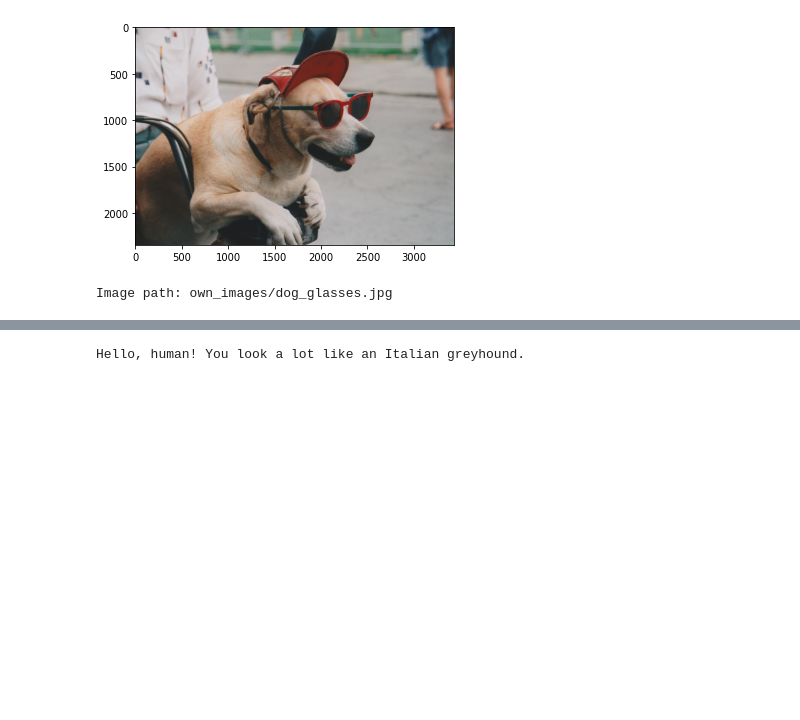
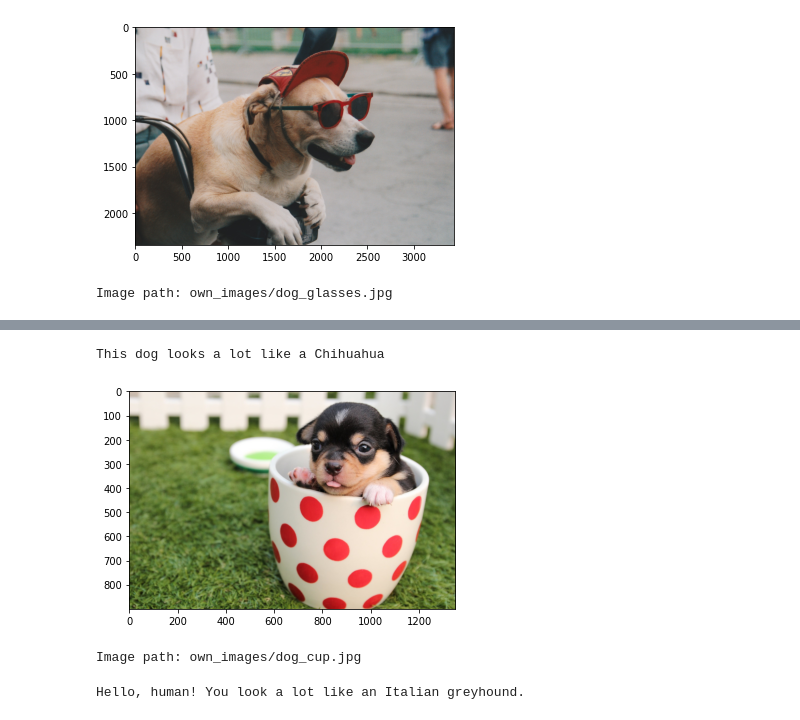
Before and after one commit to noxthot/udacity_deeplearning_dogbreed, a Jupyter notebook: dog_app.ipynb, the cells around one changed output, grey strips where cells are left out. Cells and saved outputs as stored; diff of their text form; code cells hidden in the pictures; blank space fills up the shorter version.

```diff
--- a/dog_app.ipynb
+++ b/dog_app.ipynb
@@ -748,3 +720,9 @@ Image path: own_images/dog_glasses.jpg
+# %%
+run_app("own_images/dog_cup.jpg")
+# %% [output]
+This dog looks a lot like a Chihuahua
+[figure, added]
+Image path: own_images/dog_cup.jpg
 # %%
 run_app("own_images/moi.png")
 # %% [output]
```
Also changed, not shown: parts of 10 cells of this notebook.
